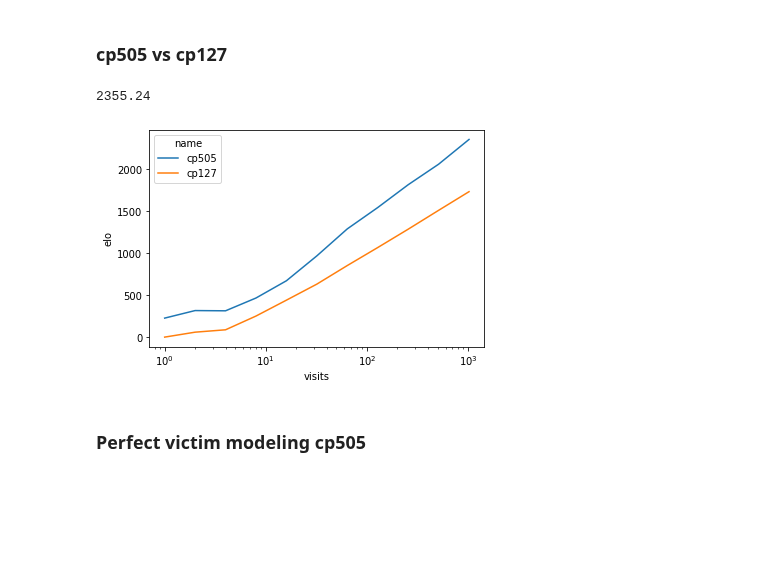
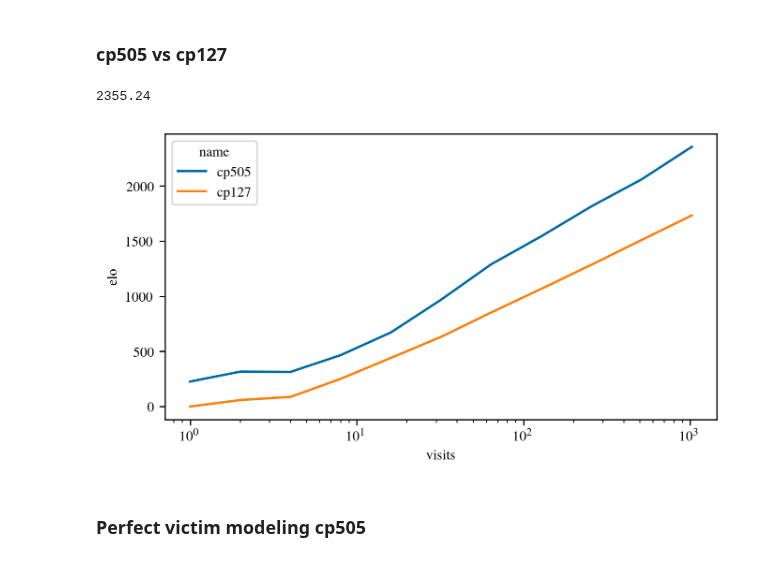
Before and after one commit to AlignmentResearch/go_attack, a Jupyter notebook: notebooks/iclr2022/plots.ipynb, the cells around one changed output. Drawn from its saved outputs; the diff is of its cells as text; code cells hidden in the pictures; blank space fills up the shorter version.

Commit message:
Improve plots (with dockerfile)

```diff
--- a/notebooks/iclr2022/plots.ipynb
+++ b/notebooks/iclr2022/plots.ipynb
@@ -12,4 +12,14 @@ import matplotlib.pyplot as plt
 import pandas as pd
 import seaborn as sns
 
-from go_attack import game_info
+plt.rcParams.update(
+    {
+        "pgf.texsystem": "pdflatex",
+        "font.family": "serif",
+        "font.serif": ["Times"],
+        "text.usetex": True,
+        "pgf.rcfonts": False,
+        "font.size": 9,
+    }
+)
+plt.style.use('tableau-colorblind10')
@@ -65,11 +80,13 @@ df.head()
 df.elo -= df.elo.min()
 # %%
 print(df.elo.max())
+fig, axs = plt.subplots(1, 1, constrained_layout=True,
+            figsize=(5.50107, 3), dpi=240, gridspec_kw={'height_ratios': [10]})
 sns.lineplot(data=df, x="visits", y="elo", hue="name")
 plt.xscale("log")
 # %% [output]
 2355.24
-[figure, old version]
+[figure, new version]
 # %% [markdown]
 ### Perfect victim modeling cp505
 # %%
```
Also changed, not shown: parts of 10 cells of this notebook, 3 other files.
